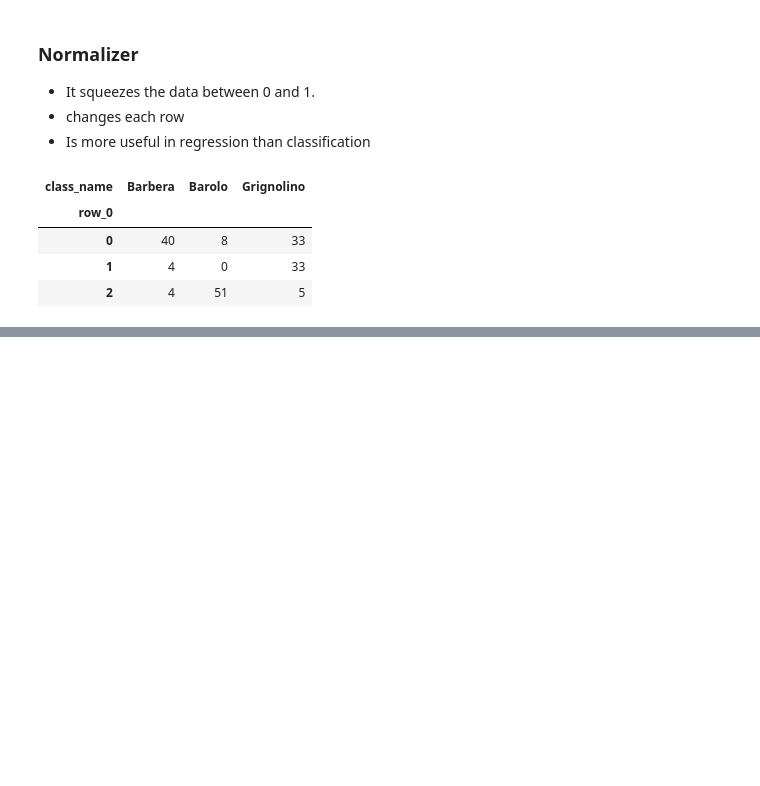
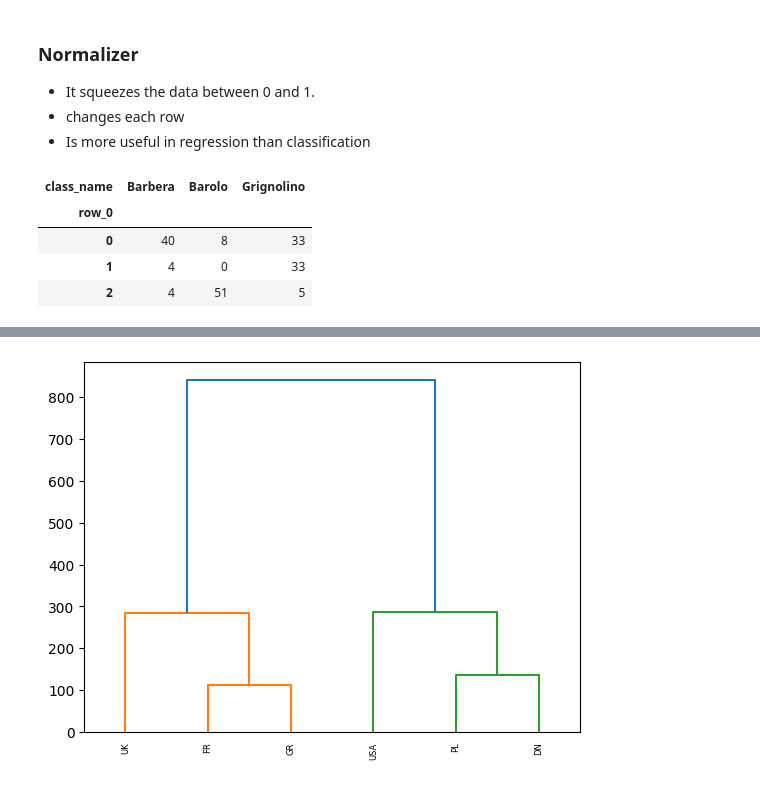
Before and after one commit to magannamazur/Codewars, a Jupyter notebook: DataCamp/e_unsupervised.ipynb, the cells around one changed output, grey strips where cells are left out. Cells and saved outputs as stored; diff of their text form; code cells hidden in the pictures; blank space fills up the shorter version.

```diff
--- a/DataCamp/e_unsupervised.ipynb
+++ b/DataCamp/e_unsupervised.ipynb
@@ -199,0 +204,17 @@ ct
+# %%
+samples =pd.DataFrame({
+    'year': [1950, 1970, 1990, 2010, 2050, 2100],
+    'pop': [2.519, 3.692, 5.263, 6.9720,  8.94, 10.85],
+    'areaa': [1009, 455, 789, 170, 344, 767]
+})
+species = ['UK', 'PL','FR', 'USA', 'DN', 'GR']
+
+import matplotlib.pyplot as plt
+from scipy.cluster.hierarchy import linkage, dendrogram, fcluster
+mergins = linkage(samples, method = "complete")
+
+dendrogram(mergins, labels=species, leaf_rotation = 90, leaf_font_size = 6 )
+
+plt.show()
+# %% [output]
+[figure, added]
```
Also changed, not shown: parts of 16 cells of this notebook.
